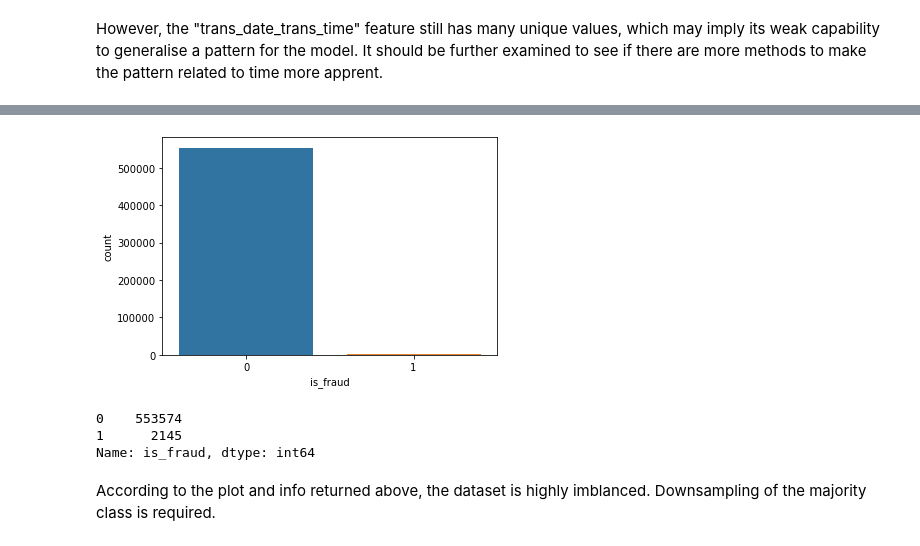
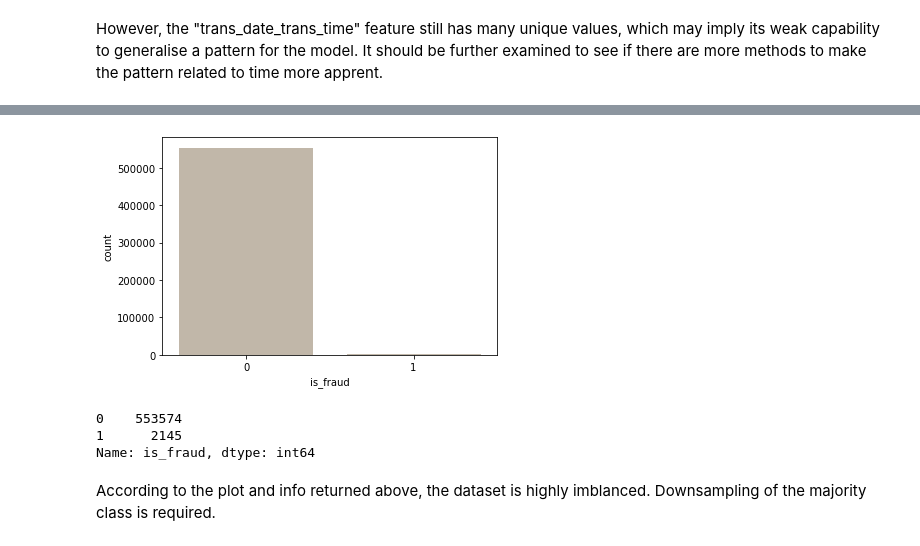
Before and after one commit to gu-chengyang/Machine-Learning, a Jupyter notebook: CreditCard_Fraud/credit_fraud_detect.ipynb, the cells around one changed output, grey strips where cells are left out. Drawn from its saved outputs; the diff is of its cells as text; code cells hidden in the pictures.

```diff
--- a/CreditCard_Fraud/credit_fraud_detect.ipynb
+++ b/CreditCard_Fraud/credit_fraud_detect.ipynb
@@ -132,17 +133,21 @@ plt.show()
 # %%
 # according to the plots generated above, the 'year' and 'second' features only contain 1 value, which does not help the model to generalise. Therefore, they should be dropped.
 fraud.drop('year', axis = 1, inplace = True)
+
+# also, given every value in 'year' is 2020, it is assumed that the data collection has been conducted in 2020, which can be used to calculate a customer's age, which is a more proper predictor than a custmoer's year of birth as a continuous variable
+fraud['age'] = 2020 - fraud['dob_year']
+fraud.drop('dob_year', axis = 1, inplace = True)
 # %%
 # given the nature of geographical information, lat and lon can already represent the basic gregraphical information, such as street, city, zip. Therefore, these geographical informatiion is dropped to simplify the model and avoid overfitting
 fraud.drop(['street', 'city', 'zip'], axis = 1, inplace = True)
 # %%
 # examine the distribution of the outcome
-sns.countplot(x = 'is_fraud', data = fraud)
+sns.countplot(x = 'is_fraud', data = fraud, color = '#c5b8a5')
 plt.show()
 
 print(fraud['is_fraud'].value_counts())
 # %% [output]
-[figure, old version]
+[figure, new version]
 0    553574
 1      2145
 Name: is_fraud, dtype: int64
```
Also changed, not shown: parts of 8 cells of this notebook, 2 other files.
